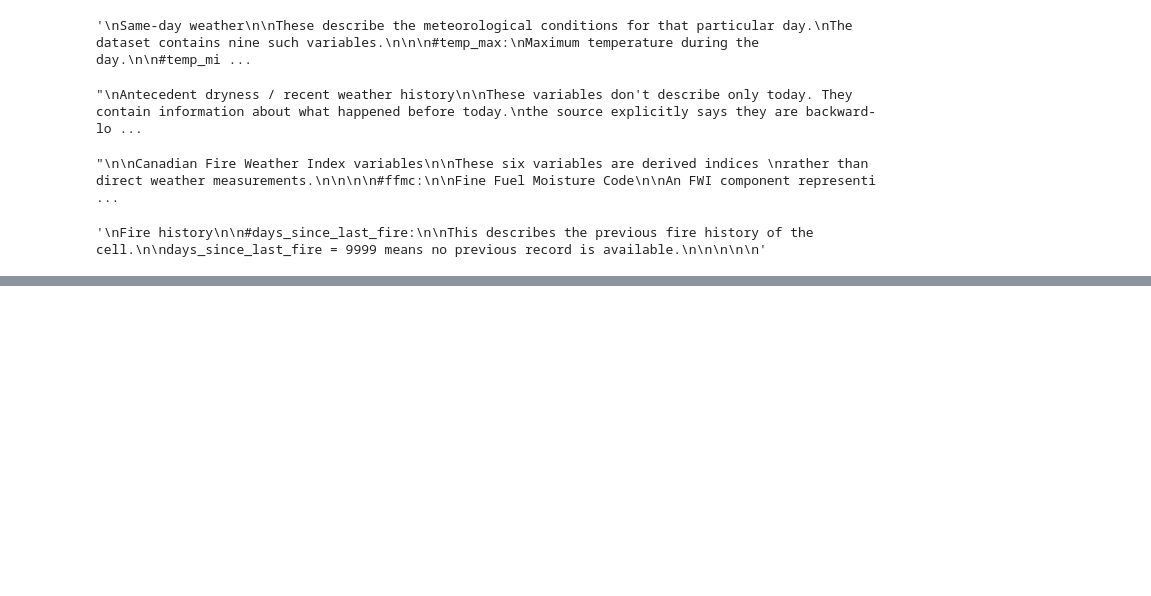
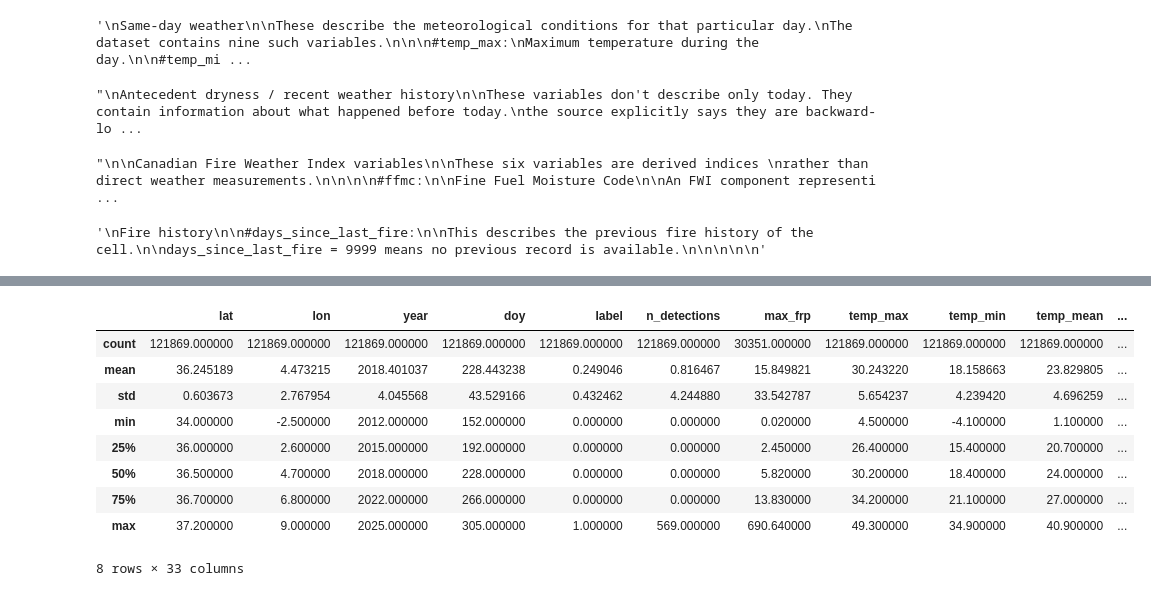
Before and after one commit to hani231/Algeria-Wildfire-Risk-121k-Labelled-Cell-Days, a Jupyter notebook: Preprocessing/Explore.ipynb, the cells around one changed output, grey strips where cells are left out. Saved outputs shown, nothing was run; the diff lists cells and outputs as text; code cells hidden in the pictures; blank space fills up the shorter version.

```diff
--- a/Preprocessing/Explore.ipynb
+++ b/Preprocessing/Explore.ipynb
@@ -458,0 +486,13 @@ Which temporal dataset partition should this row belong to?
+# %%
+df.describe()#basic statistics
+# %% [output]
+|  | lat | lon | year | doy | label | n_detections | max_frp | temp_max | temp_min | temp_mean | ... |
+| count | 121869.000000 | 121869.000000 | 121869.000000 | 121869.000000 | 121869.000000 | 121869.000000 | 30351.000000 | 121869.000000 | 121869.000000 | 121869.000000 | ... |
+| mean | 36.245189 | 4.473215 | 2018.401037 | 228.443238 | 0.249046 | 0.816467 | 15.849821 | 30.243220 | 18.158663 | 23.829805 | ... |
+| std | 0.603673 | 2.767954 | 4.045568 | 43.529166 | 0.432462 | 4.244880 | 33.542787 | 5.654237 | 4.239420 | 4.696259 | ... |
+| min | 34.000000 | -2.500000 | 2012.000000 | 152.000000 | 0.000000 | 0.000000 | 0.020000 | 4.500000 | -4.100000 | 1.100000 | ... |
+| 25% | 36.000000 | 2.600000 | 2015.000000 | 192.000000 | 0.000000 | 0.000000 | 2.450000 | 26.400000 | 15.400000 | 20.700000 | ... |
+| 50% | 36.500000 | 4.700000 | 2018.000000 | 228.000000 | 0.000000 | 0.000000 | 5.820000 | 30.200000 | 18.400000 | 24.000000 | ... |
+| 75% | 36.700000 | 6.800000 | 2022.000000 | 266.000000 | 0.000000 | 0.000000 | 13.830000 | 34.200000 | 21.100000 | 27.000000 | ... |
+| max | 37.200000 | 9.000000 | 2025.000000 | 305.000000 | 1.000000 | 569.000000 | 690.640000 | 49.300000 | 34.900000 | 40.900000 | ... |
+8 rows × 33 columns
```
Also changed, not shown: parts of 9 cells of this notebook.
